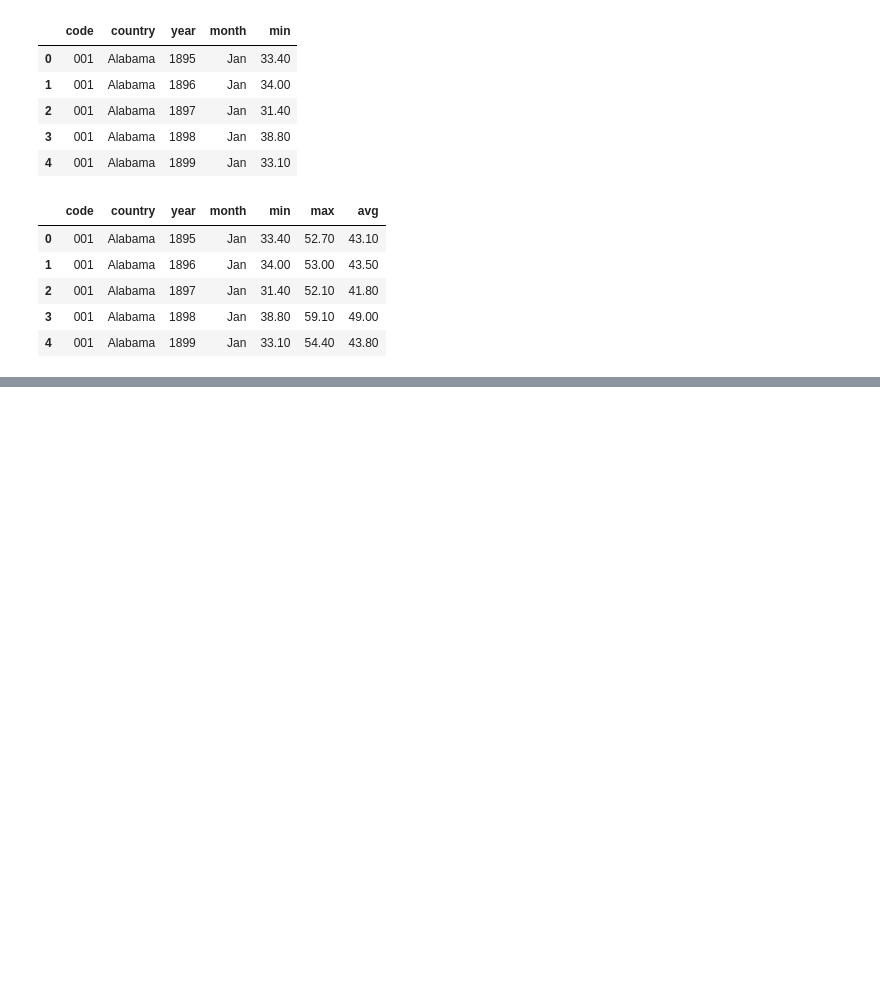
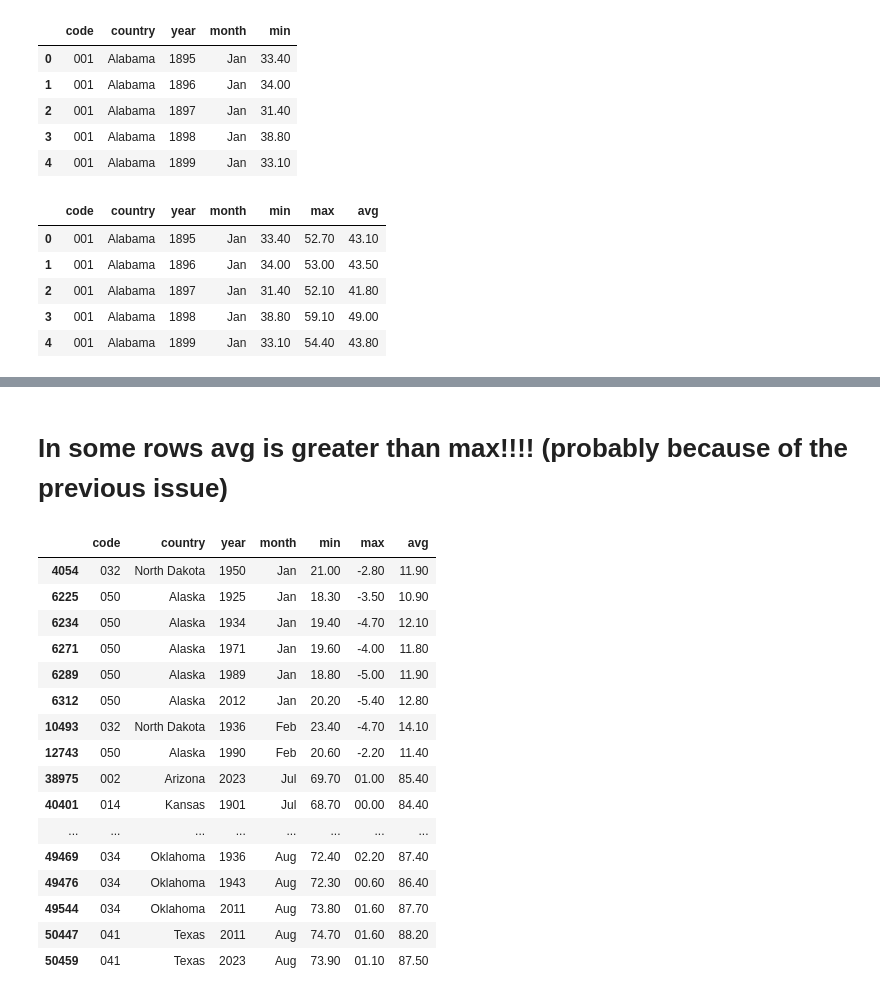
Before and after one commit to ChristianParodi/dataviz, a Jupyter notebook: dataset/assignment_4/convert.ipynb, the cells around one changed output, grey strips where cells are left out. Drawn from its saved outputs; the diff is of its cells as text; code cells hidden in the pictures; blank space fills up the shorter version.

```diff
--- a/dataset/assignment_4/convert.ipynb
+++ b/dataset/assignment_4/convert.ipynb
@@ -184,0 +203,22 @@ final_df.to_csv("min_max_avg_states.csv", index=False)
+# %% [markdown]
+# In some rows avg is greater than max!!!! (probably because of the previous issue)
+# %%
+final_df[final_df['avg'].astype(float) >= final_df['max'].astype(float)]
+# %% [output]
+|  | code | country | year | month | min | max | avg |
+| 4054 | 032 | North Dakota | 1950 | Jan | 21.00 | -2.80 | 11.90 |
+| 6225 | 050 | Alaska | 1925 | Jan | 18.30 | -3.50 | 10.90 |
+| 6234 | 050 | Alaska | 1934 | Jan | 19.40 | -4.70 | 12.10 |
+| 6271 | 050 | Alaska | 1971 | Jan | 19.60 | -4.00 | 11.80 |
+| 6289 | 050 | Alaska | 1989 | Jan | 18.80 | -5.00 | 11.90 |
+| 6312 | 050 | Alaska | 2012 | Jan | 20.20 | -5.40 | 12.80 |
+| 10493 | 032 | North Dakota | 1936 | Feb | 23.40 | -4.70 | 14.10 |
+| 12743 | 050 | Alaska | 1990 | Feb | 20.60 | -2.20 | 11.40 |
+| 38975 | 002 | Arizona | 2023 | Jul | 69.70 | 01.00 | 85.40 |
+| 40401 | 014 | Kansas | 1901 | Jul | 68.70 | 00.00 | 84.40 |
+| ... | ... | ... | ... | ... | ... | ... | ... |
+| 49469 | 034 | Oklahoma | 1936 | Aug | 72.40 | 02.20 | 87.40 |
+| 49476 | 034 | Oklahoma | 1943 | Aug | 72.30 | 00.60 | 86.40 |
+| 49544 | 034 | Oklahoma | 2011 | Aug | 73.80 | 01.60 | 87.70 |
+| 50447 | 041 | Texas | 2011 | Aug | 74.70 | 01.60 | 88.20 |
+| 50459 | 041 | Texas | 2023 | Aug | 73.90 | 01.10 | 87.50 |
```
Also changed, not shown: parts of 2 cells of this notebook, 1 other file.
